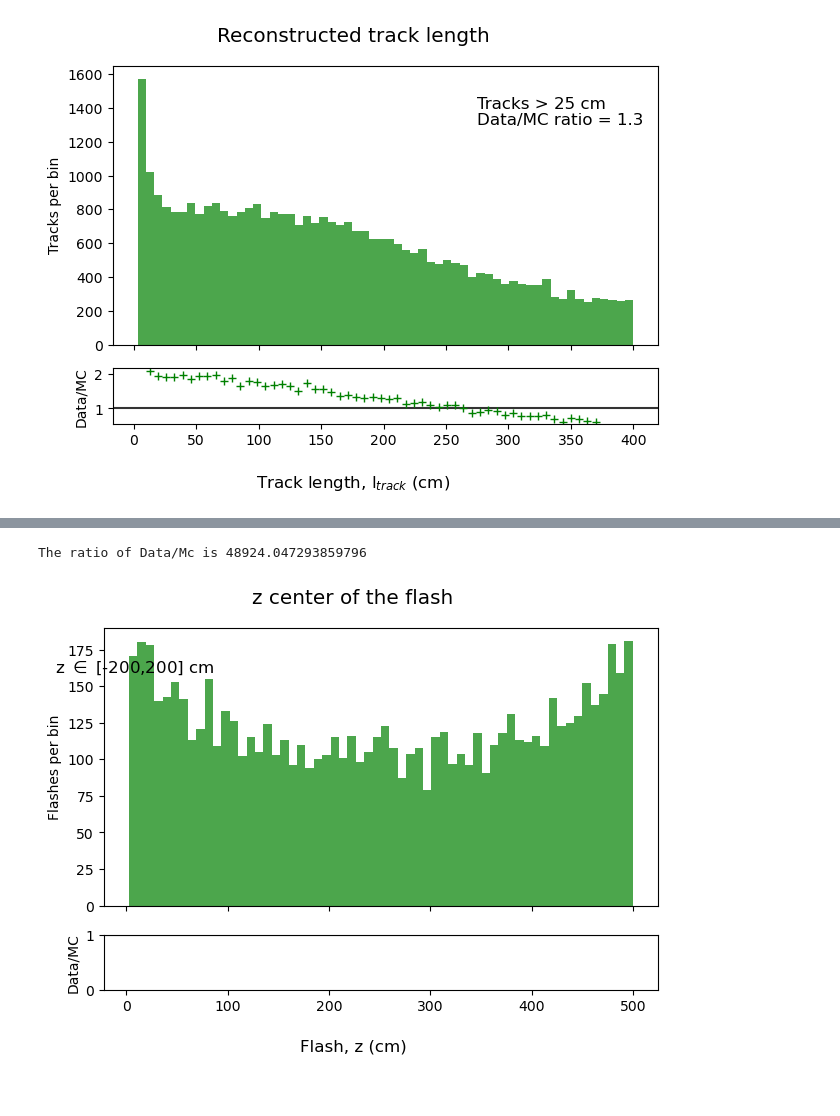
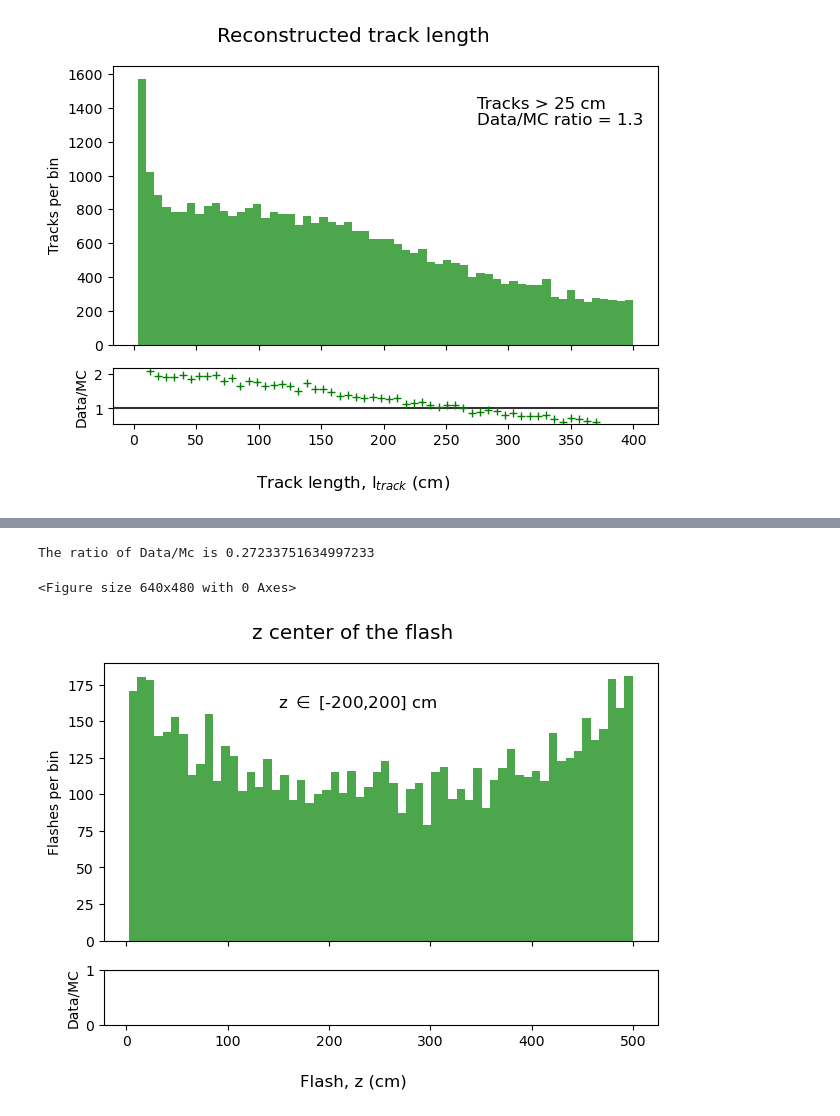
Before and after one commit to PINKTAIGAH/SHP, a Jupyter notebook: uproot_test/datavsmc.ipynb, the cells around one changed output, grey strips where cells are left out. Drawn from its saved outputs; the diff is of its cells as text; code cells hidden in the pictures.

```diff
--- a/uproot_test/datavsmc.ipynb
+++ b/uproot_test/datavsmc.ipynb
@@ -113,26 +113,27 @@ The ratio of Data/Mc is 49264.75022978299
 # %%
 # truth_flashy= ak.flatten(file1['rec.reco.trk.truth.p.length'].array()).to_numpy()
 reco_flashy= ak.flatten(file1['rec.slc.fmatch.chargeCenter.z'].array()).to_numpy()
 
-# truth_length= np.delete(truth_length, np.where((truth_length<3) | (truth_length>400)))
+truth_length= np.delete(truth_length, np.where((truth_length<3) | (truth_length>400)))
 reco_flashy= np.delete(reco_flashy, np.where((reco_flashy<0) | (reco_flashy>500)))
 
-# h_truth,bins,_= plt.hist(truth_length, bins=60, color='r', alpha=0.3)
-# x_axis= bins[:-1]+bins[0]
-# h_reco,_,_= plt.hist(reco_length, bins=60, color= 'g', alpha=0.3)
-# plt.clf()
+h_truth,bins,_= plt.hist(truth_length, bins=60, color='r', alpha=0.3)
+x_axis= bins[:-1]+bins[0]
+h_reco,_,_= plt.hist(reco_length, bins=60, color= 'g', alpha=0.3)
+plt.clf()
 fig, (ax1,ax2)= plt.subplots(2,1, sharex= True, gridspec_kw={'height_ratios': [5, 1]})
 h_reco,_,_= ax1.hist(reco_flashy, bins=60, color= 'g', alpha= 0.7)
 ax2.axhline(1, alpha= 0.8, c='k')
 # ax2.errorbar(x_axis[1:-4], (h_reco/h_truth)[1:-4], fmt= 'g+')
 fig.suptitle('z center of the flash', size= 'x-large')
 fig.supxlabel(r'Flash, z (cm)')
 ax1.set_ylabel('Flashes per bin')
 ax2.set_ylabel('Data/MC')
 fig.tight_layout()
-ax1.text(-70, 160, r'z $\in$ [-200,200] cm', family='sans-serif', size= 'large')
+ax1.text(150, 160, r'z $\in$ [-200,200] cm', family='sans-serif', size= 'large')
 # ax1.text(-175,250, f'Data/MC ratio = {np.average(h_reco/h_truth):.2}', family='sans-serif', size= 'large')
 print(f'The ratio of Data/Mc is {np.average(h_reco/h_truth)}')
 # %% [output]
-The ratio of Data/Mc is 48924.047293859796
+The ratio of Data/Mc is 0.27233751634997233
+<Figure size 640x480 with 0 Axes>
-[figure, old version]
+[figure, new version]
```
Also changed, not shown: parts of 6 cells of this notebook, 5 other files.
